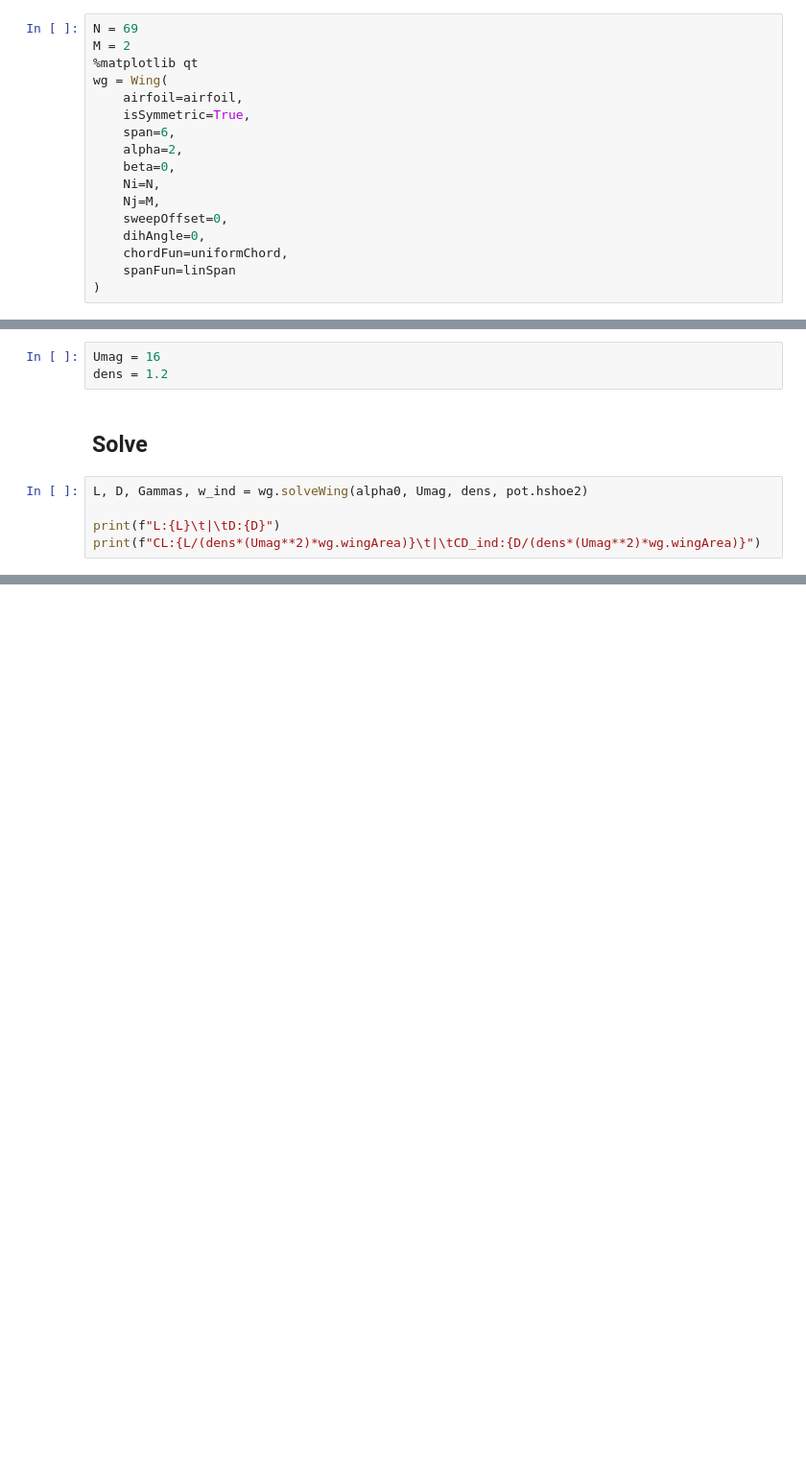
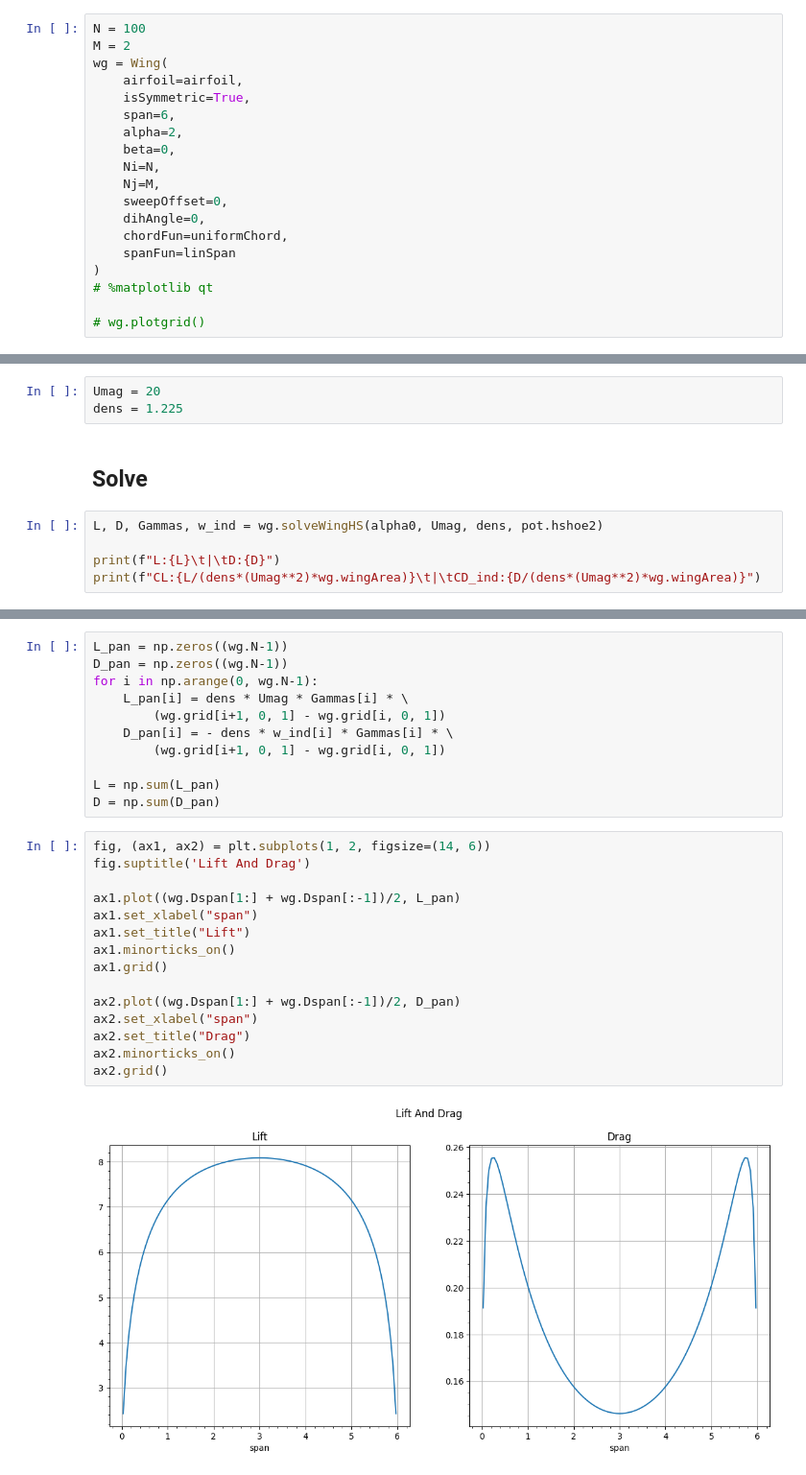
Before and after one commit to trifwn/WingPotential, a Jupyter notebook: HShoe_linear.ipynb, the cells around one changed output, grey strips where cells are left out. Shown: that part at 96% size. Saved outputs shown, nothing was run; the diff lists cells and outputs as text; blank space fills up the shorter version.

```diff
--- a/HShoe_linear.ipynb
+++ b/HShoe_linear.ipynb
@@ -46,9 +46,8 @@ def sinSpan(sp, Ni):
 # %% [markdown]
 ## Discretization and Grid Generation
 # %%
-N = 69
+N = 100
 M = 2
-%matplotlib qt
 wg = Wing(
     airfoil=airfoil,
     isSymmetric=True,
@@ -62,15 +61,18 @@ wg = Wing(
     chordFun=uniformChord,
     spanFun=linSpan
 )
+# %matplotlib qt
+
+# wg.plotgrid()
 # %% [markdown]
 ## Wind
 # %%
-Umag = 16
-dens = 1.2
+Umag = 20
+dens = 1.225
 # %% [markdown]
 ## Solve
 # %%
-L, D, Gammas, w_ind = wg.solveWing(alpha0, Umag, dens, pot.hshoe2)
+L, D, Gammas, w_ind = wg.solveWingHS(alpha0, Umag, dens, pot.hshoe2)
 
 print(f"L:{L}\t|\tD:{D}")
 print(f"CL:{L/(dens*(Umag**2)*wg.wingArea)}\t|\tCD_ind:{D/(dens*(Umag**2)*wg.wingArea)}")
@@ -94,0 +101,28 @@ ax2.grid()
+# %%
+L_pan = np.zeros((wg.N-1))
+D_pan = np.zeros((wg.N-1))
+for i in np.arange(0, wg.N-1):
+    L_pan[i] = dens * Umag * Gammas[i] * \
+        (wg.grid[i+1, 0, 1] - wg.grid[i, 0, 1])
+    D_pan[i] = - dens * w_ind[i] * Gammas[i] * \
+        (wg.grid[i+1, 0, 1] - wg.grid[i, 0, 1])
+
+L = np.sum(L_pan)
+D = np.sum(D_pan)
+# %%
+fig, (ax1, ax2) = plt.subplots(1, 2, figsize=(14, 6))
+fig.suptitle('Lift And Drag')
+
+ax1.plot((wg.Dspan[1:] + wg.Dspan[:-1])/2, L_pan)
+ax1.set_xlabel("span")
+ax1.set_title("Lift")
+ax1.minorticks_on()
+ax1.grid()
+
+ax2.plot((wg.Dspan[1:] + wg.Dspan[:-1])/2, D_pan)
+ax2.set_xlabel("span")
+ax2.set_title("Drag")
+ax2.minorticks_on()
+ax2.grid()
+# %% [output]
+[figure, added]
```
Also changed, not shown: parts of 4 cells of this notebook, 6 other files.
